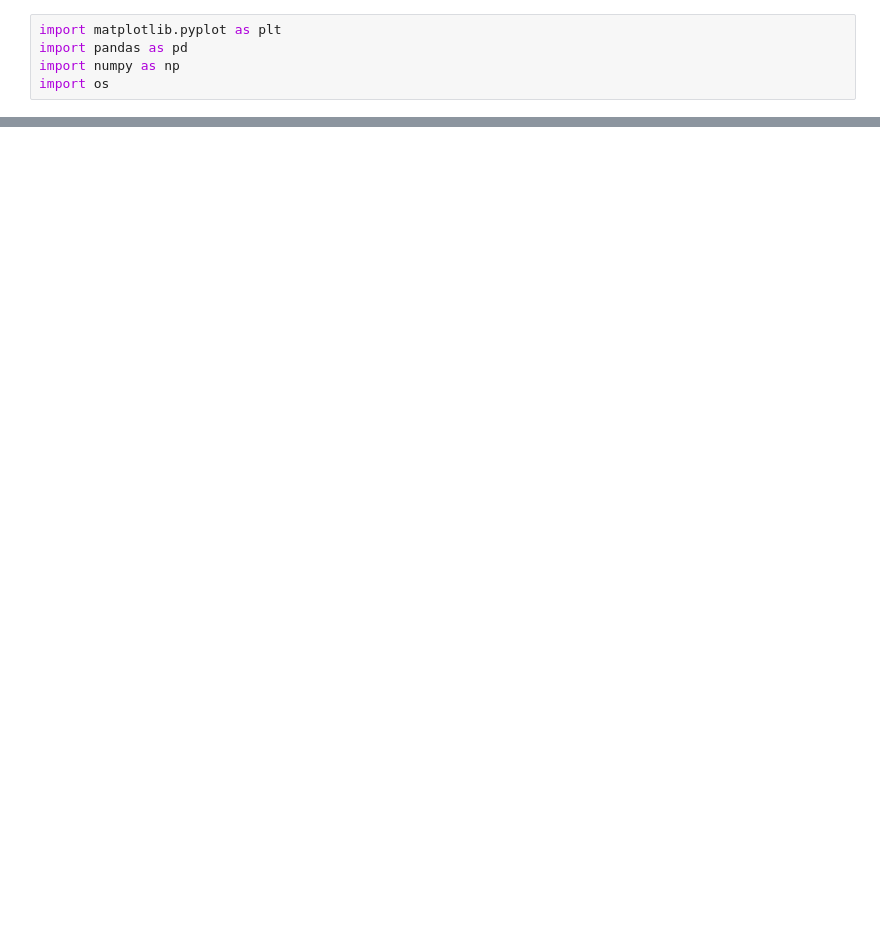
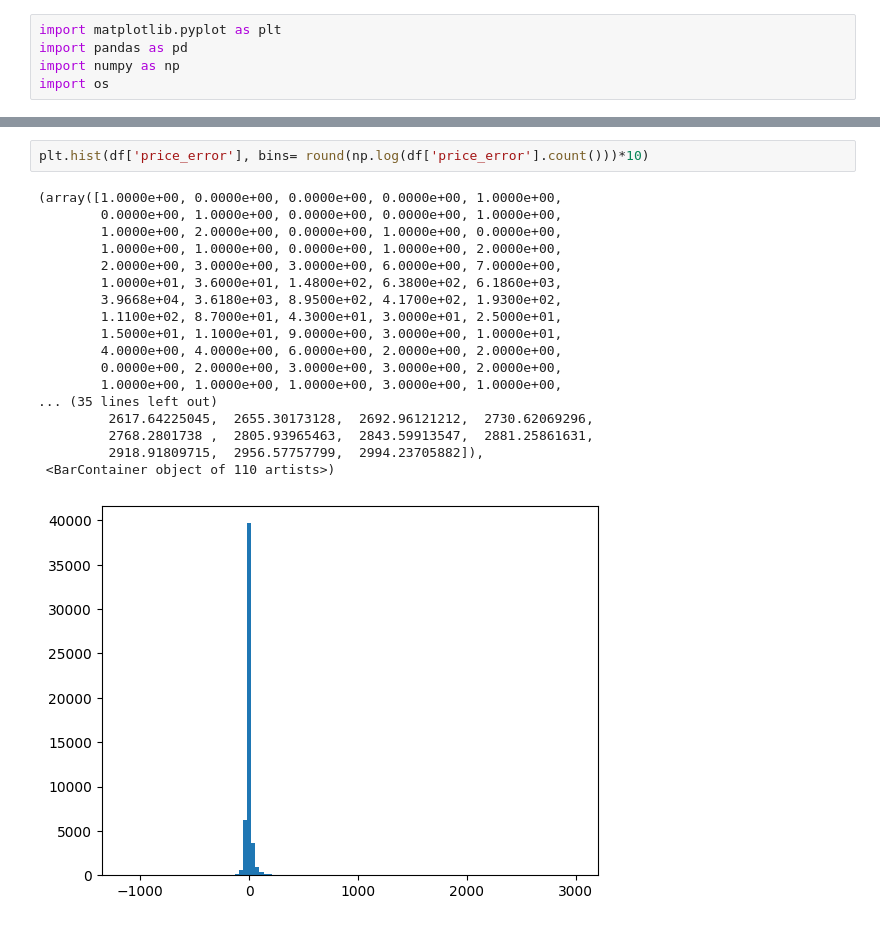
Before and after one commit to alessbressan/electricty_trading, a Jupyter notebook: notebooks/general_test.ipynb, the cells around one changed output, grey strips where cells are left out. Cells and saved outputs as stored; diff of their text form; blank space fills up the shorter version.

```diff
--- a/notebooks/general_test.ipynb
+++ b/notebooks/general_test.ipynb
@@ -15,0 +16,21 @@ df.head()
+# %%
+plt.hist(df['price_error'], bins= round(np.log(df['price_error'].count()))*10)
+# %% [output]
+(array([1.0000e+00, 0.0000e+00, 0.0000e+00, 0.0000e+00, 1.0000e+00,
+        0.0000e+00, 1.0000e+00, 0.0000e+00, 0.0000e+00, 1.0000e+00,
+        1.0000e+00, 2.0000e+00, 0.0000e+00, 1.0000e+00, 0.0000e+00,
+        1.0000e+00, 1.0000e+00, 0.0000e+00, 1.0000e+00, 2.0000e+00,
+        2.0000e+00, 3.0000e+00, 3.0000e+00, 6.0000e+00, 7.0000e+00,
+        1.0000e+01, 3.6000e+01, 1.4800e+02, 6.3800e+02, 6.1860e+03,
+        3.9668e+04, 3.6180e+03, 8.9500e+02, 4.1700e+02, 1.9300e+02,
+        1.1100e+02, 8.7000e+01, 4.3000e+01, 3.0000e+01, 2.5000e+01,
+        1.5000e+01, 1.1000e+01, 9.0000e+00, 3.0000e+00, 1.0000e+01,
+        4.0000e+00, 4.0000e+00, 6.0000e+00, 2.0000e+00, 2.0000e+00,
+        0.0000e+00, 2.0000e+00, 3.0000e+00, 3.0000e+00, 2.0000e+00,
+        1.0000e+00, 1.0000e+00, 1.0000e+00, 3.0000e+00, 1.0000e+00,
+... (35 lines left out)
+         2617.64225045,  2655.30173128,  2692.96121212,  2730.62069296,
+         2768.2801738 ,  2805.93965463,  2843.59913547,  2881.25861631,
+         2918.91809715,  2956.57757799,  2994.23705882]),
+ <BarContainer object of 110 artists>)
+[figure, added]
```
Also changed, not shown: parts of 3 cells of this notebook, 4 other files.
